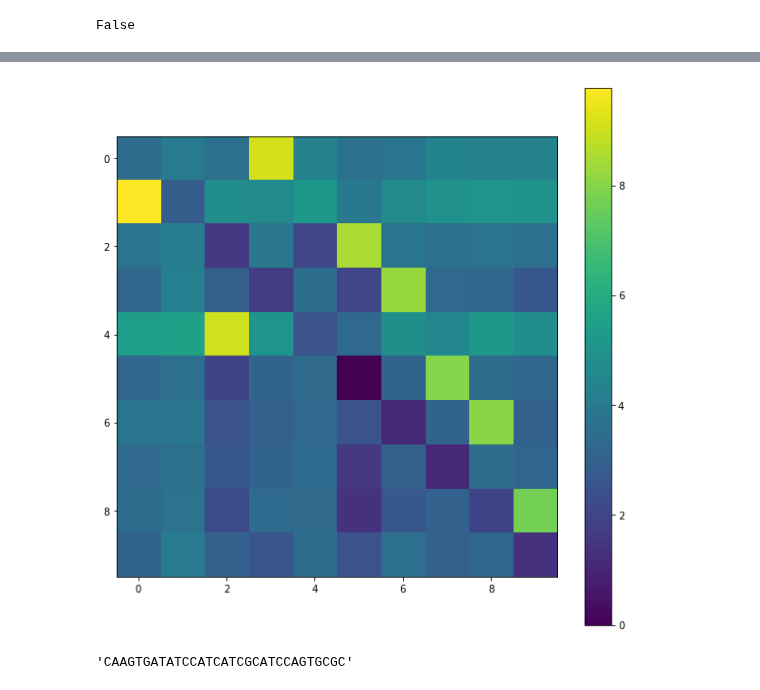
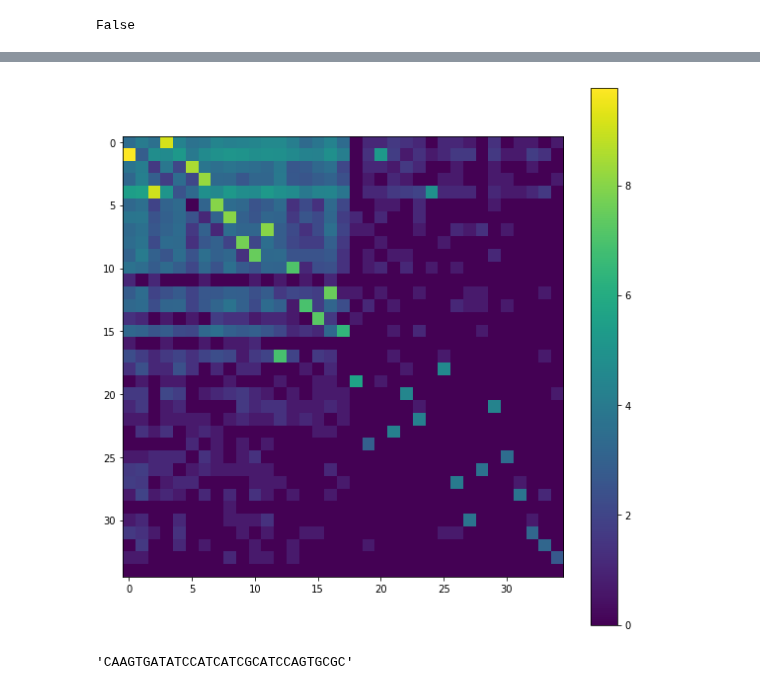
Before and after one commit to rykachevskiy/CRISPR, a Jupyter notebook: hamiltonian path.ipynb, the cells around one changed output, grey strips where cells are left out. Saved outputs shown, nothing was run; the diff lists cells and outputs as text; code cells hidden in the pictures.

```diff
--- a/hamiltonian path.ipynb
+++ b/hamiltonian path.ipynb
@@ -294,7 +305,7 @@ False
 # %%
-plot_gr(gr_ES[:10, : 10], log=1)
+plot_gr(gr_ES, log=1)
 # %% [output]
-[figure, old version]
+[figure, new version]
 # %%
 n_to_cl = pickle.load(open("../data/dicts/ES3_n_to_cl", 'rb'))
 cl_to_n = pickle.load(open("../data/dicts/ES3_cl_to_n", 'rb'))
```
Also changed, not shown: parts of 28 cells of this notebook, 3 other files.
